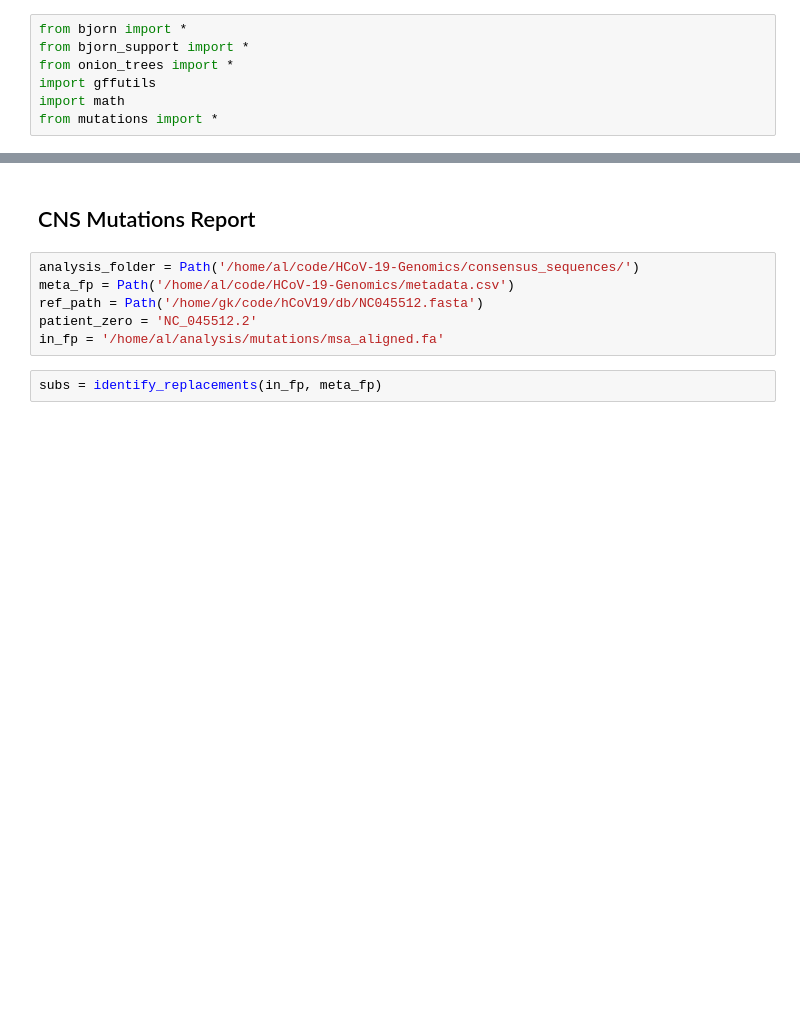
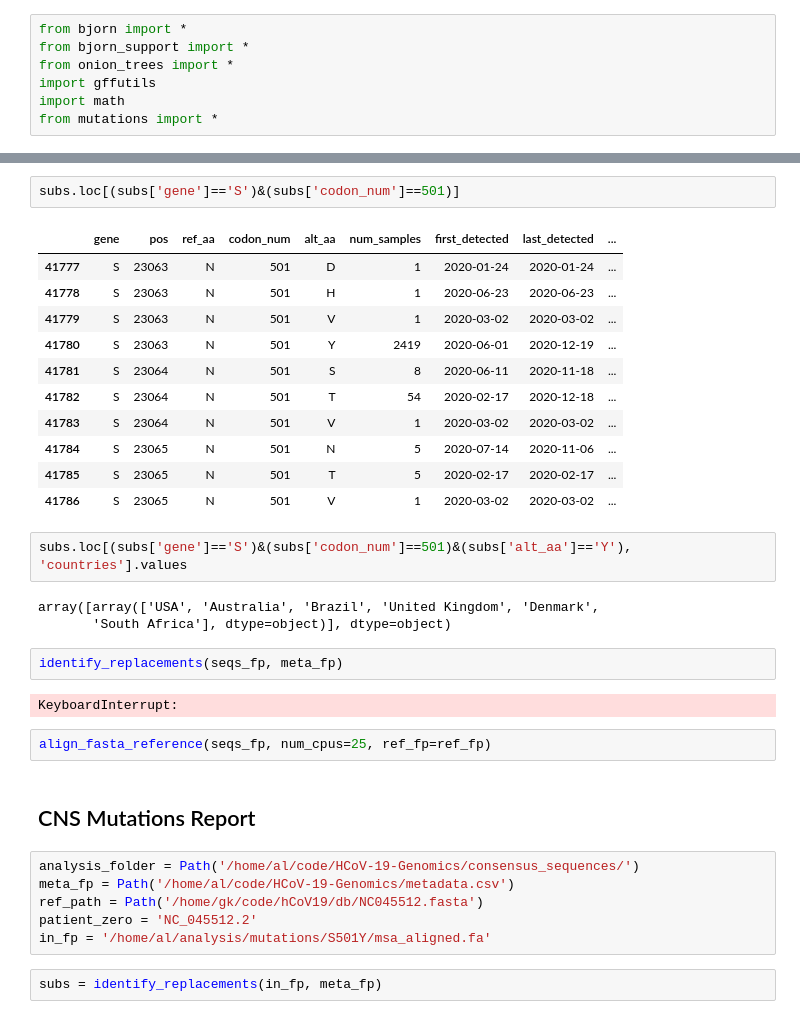
Before and after one commit to AlaaALatif/bjorn, a Jupyter notebook: mutations.ipynb, the cells around one changed output, grey strips where cells are left out. Drawn from its saved outputs; the diff is of its cells as text; blank space fills up the shorter version.

Commit message:
dev code for global mutation analysis of SARS-CoV-2

```diff
--- a/mutations.ipynb
+++ b/mutations.ipynb
@@ -13,3 +279,28 @@ from mutations import *
+# %%
+subs.loc[(subs['gene']=='S')&(subs['codon_num']==501)]
+# %% [output]
+|  | gene | pos | ref_aa | codon_num | alt_aa | num_samples | first_detected | last_detected | ... |
+| 41777 | S | 23063 | N | 501 | D | 1 | 2020-01-24 | 2020-01-24 | ... |
+| 41778 | S | 23063 | N | 501 | H | 1 | 2020-06-23 | 2020-06-23 | ... |
+| 41779 | S | 23063 | N | 501 | V | 1 | 2020-03-02 | 2020-03-02 | ... |
+| 41780 | S | 23063 | N | 501 | Y | 2419 | 2020-06-01 | 2020-12-19 | ... |
+| 41781 | S | 23064 | N | 501 | S | 8 | 2020-06-11 | 2020-11-18 | ... |
+| 41782 | S | 23064 | N | 501 | T | 54 | 2020-02-17 | 2020-12-18 | ... |
+| 41783 | S | 23064 | N | 501 | V | 1 | 2020-03-02 | 2020-03-02 | ... |
+| 41784 | S | 23065 | N | 501 | N | 5 | 2020-07-14 | 2020-11-06 | ... |
+| 41785 | S | 23065 | N | 501 | T | 5 | 2020-02-17 | 2020-02-17 | ... |
+| 41786 | S | 23065 | N | 501 | V | 1 | 2020-03-02 | 2020-03-02 | ... |
+# %%
+subs.loc[(subs['gene']=='S')&(subs['codon_num']==501)&(subs['alt_aa']=='Y'), 'countries'].values
+# %% [output]
+array([array(['USA', 'Australia', 'Brazil', 'United Kingdom', 'Denmark',
+       'South Africa'], dtype=object)], dtype=object)
+# %%
+identify_replacements(seqs_fp, meta_fp)
+# %% [output]
+KeyboardInterrupt:
+# %%
+align_fasta_reference(seqs_fp, num_cpus=25, ref_fp=ref_fp)
 # %% [markdown]
 ## CNS Mutations Report
 # %%
@@ -17,7 +308,7 @@ analysis_folder = Path('/home/al/code/HCoV-19-Genomics/consensus_sequences/')
 meta_fp = Path('/home/al/code/HCoV-19-Genomics/metadata.csv')
 ref_path = Path('/home/gk/code/hCoV19/db/NC045512.fasta')
 patient_zero = 'NC_045512.2'
-in_fp = '/home/al/analysis/mutations/msa_aligned.fa'
+in_fp = '/home/al/analysis/mutations/S501Y/msa_aligned.fa'
 # %%
 subs = identify_replacements(in_fp, meta_fp)
 # %%
```
Also changed, not shown: parts of 28 cells of this notebook.
